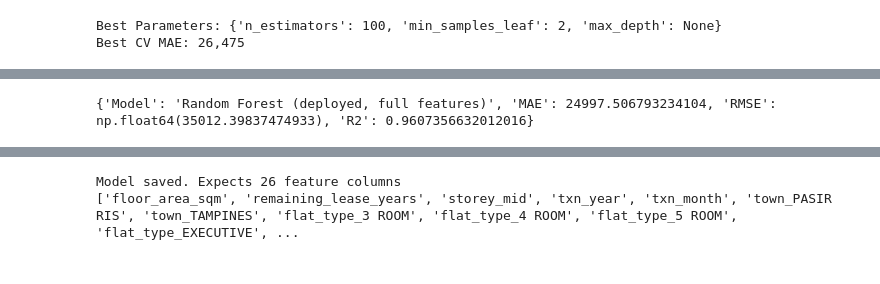
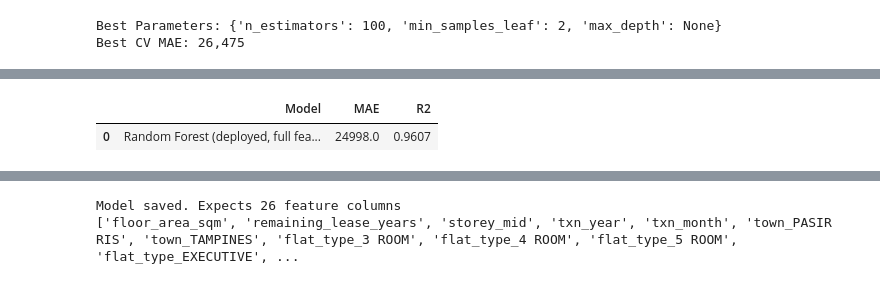
Before and after one commit to Lagatorase/MLDPProject, a Jupyter notebook: Completed MLDP Program Codes Submission Template.ipynb, the cells around one changed output, grey strips where cells are left out. Saved outputs shown, nothing was run; the diff lists cells and outputs as text; code cells hidden in the pictures.

```diff
--- a/Completed MLDP Program Codes Submission Template.ipynb
+++ b/Completed MLDP Program Codes Submission Template.ipynb
@@ -879,18 +892,23 @@ lack of extreme depth or overfitting concerns seen during evaluation.
 # %%
 ## Deployment model: apply the tuned hyperparameters to the full feature set
 ## Rationale below, in the markdown cell under this one
 final_model = RandomForestRegressor(
     n_estimators=100,
     max_depth=None,
     min_samples_leaf=2,
     random_state=2026
 )
 final_model.fit(X_train, y_train)
 
 deployment_results = evaluate_model(final_model, X_test, y_test, 'Random Forest (deployed, full features)')
-print(deployment_results)
+deployment_df = pd.DataFrame([deployment_results])
+deployment_df['MAE'] = deployment_df['MAE'].round(0)
+deployment_df['R2'] = deployment_df['R2'].round(4)
+deployment_df = deployment_df.drop(columns=['RMSE'])
+deployment_df
 # %% [output]
-{'Model': 'Random Forest (deployed, full features)', 'MAE': 24997.506793234104, 'RMSE': np.float64(35012.39837474933), 'R2': 0.9607356632012016}
+|  | Model | MAE | R2 |
+| 0 | Random Forest (deployed, full fea... | 24998.0 | 0.9607 |
 # %% [markdown]
 **Deployment feature set decision**
 
```
Also changed, not shown: parts of 9 cells of this notebook.
